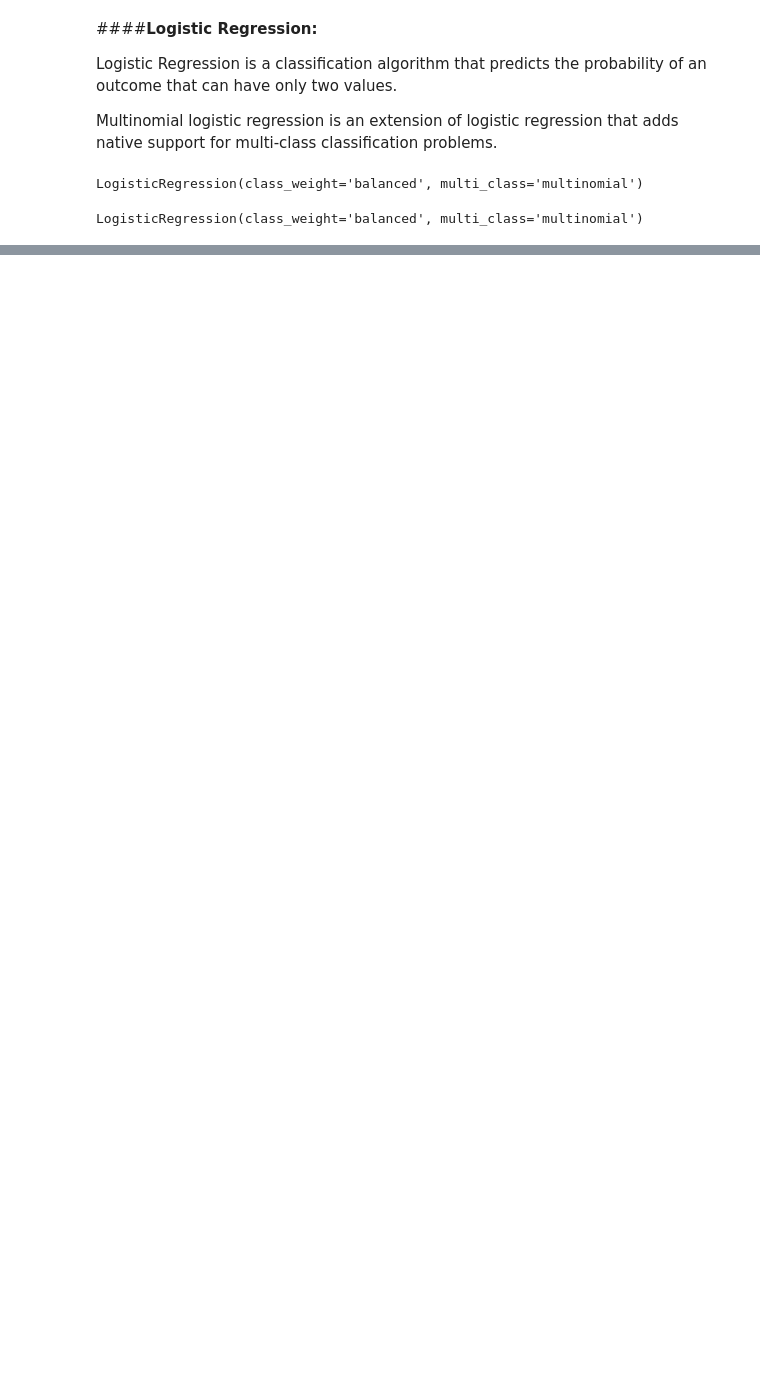
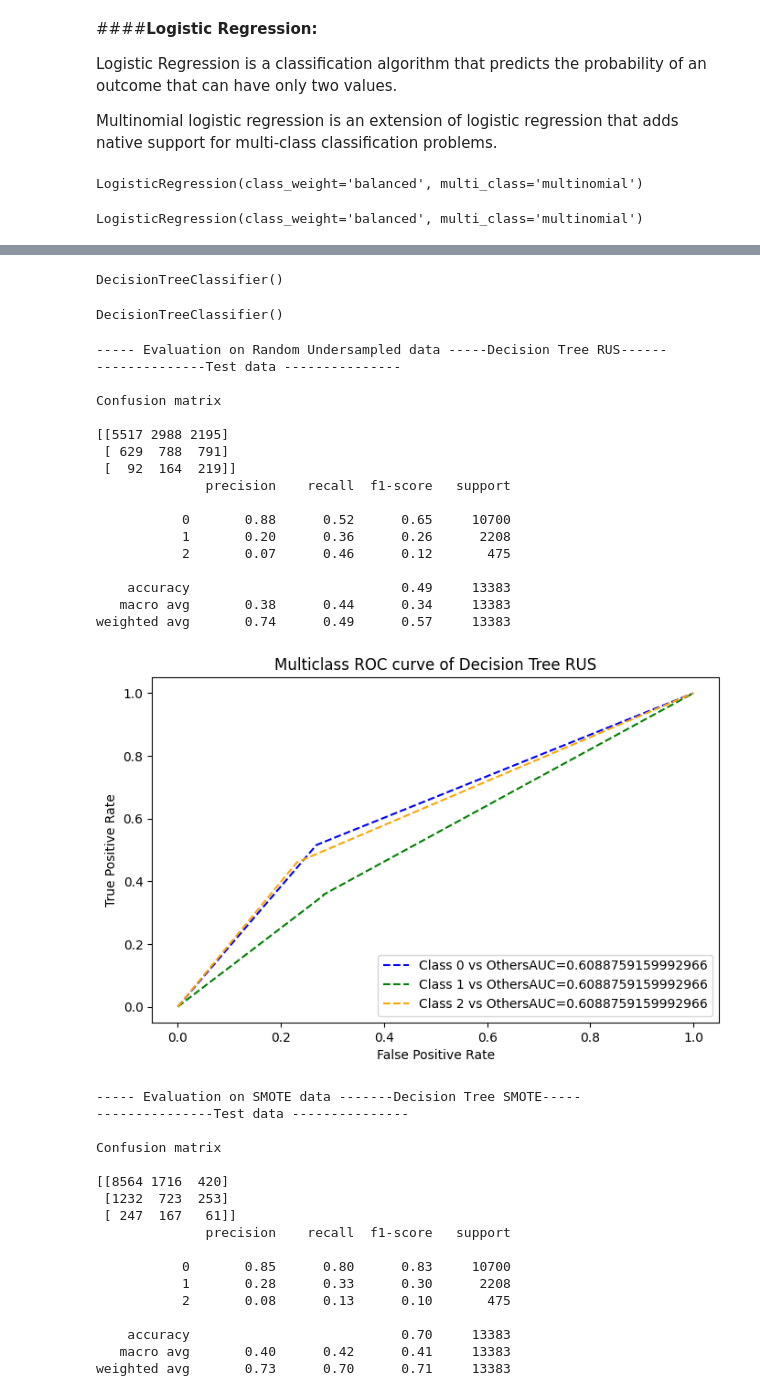
Before and after one commit to nishchay187/Capstone-Project---Email-Campaign-Effectiveness-Prediction, a Jupyter notebook: Email_Campaign_Effectiveness_Prediction_Nishchay_Kukreja.ipynb, the cells around one changed output, grey strips where cells are left out. Cells and saved outputs as stored; diff of their text form; code cells hidden in the pictures; blank space fills up the shorter version.

```diff
--- a/Email_Campaign_Effectiveness_Prediction_Nishchay_Kukreja.ipynb
+++ b/Email_Campaign_Effectiveness_Prediction_Nishchay_Kukreja.ipynb
@@ -824,0 +841,51 @@ weighted avg       0.77      0.63      0.68     13383
+# %%
+#Classifier RUS
+dt_rus = DecisionTreeClassifier()
+dt_rus.fit(x_train_rus,y_train_rus)
+# %% [output]
+DecisionTreeClassifier()
+# %%
+#Classifier SMOTE
+dt_smote = DecisionTreeClassifier()
+dt_smote.fit(x_train_smote,y_train_smote)
+# %% [output]
+DecisionTreeClassifier()
+# %%
+dt_eval_list = model_evaluation('Decision Tree RUS', 'Decision Tree SMOTE', dt_rus, dt_smote, x_train_rus, y_train_rus, x_train_smote, y_train_smote, X_test, y_test)
+dt_eval_list
+# %% [output]
+----- Evaluation on Random Undersampled data -----Decision Tree RUS------
+--------------Test data ---------------
+
+Confusion matrix
+
+[[5517 2988 2195]
+ [ 629  788  791]
+ [  92  164  219]]
+              precision    recall  f1-score   support
+
+           0       0.88      0.52      0.65     10700
+           1       0.20      0.36      0.26      2208
+           2       0.07      0.46      0.12       475
+
+    accuracy                           0.49     13383
+   macro avg       0.38      0.44      0.34     13383
+weighted avg       0.74      0.49      0.57     13383
+[figure, added]
+----- Evaluation on SMOTE data -------Decision Tree SMOTE-----
+---------------Test data ---------------
+
+Confusion matrix
+
+[[8564 1716  420]
+ [1232  723  253]
+ [ 247  167   61]]
+              precision    recall  f1-score   support
+
+           0       0.85      0.80      0.83     10700
+           1       0.28      0.33      0.30      2208
+           2       0.08      0.13      0.10       475
+
+    accuracy                           0.70     13383
+   macro avg       0.40      0.42      0.41     13383
+weighted avg       0.73      0.70      0.71     13383
```
Also changed, not shown: parts of 43 cells of this notebook.
